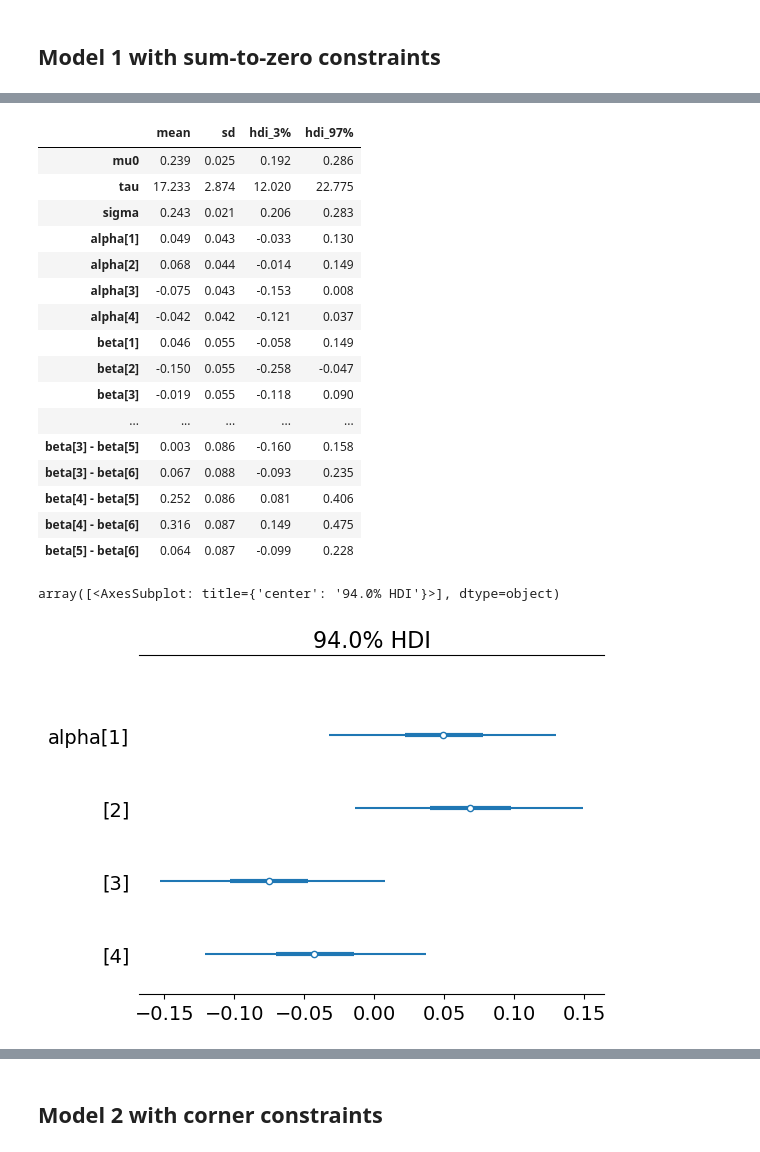
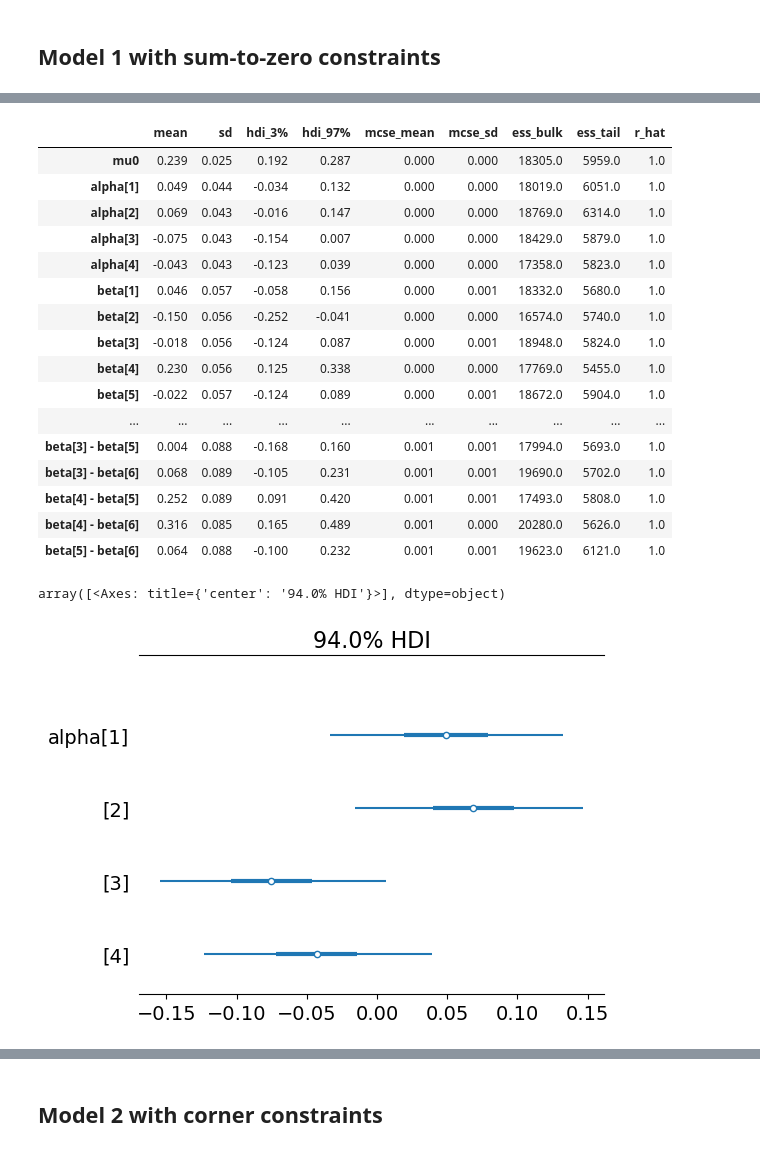
Before and after one commit to areding/6420-pymc, a Jupyter notebook: _sources/unit7/Unit7-demo-factorial.ipynb, the cells around one changed output, grey strips where cells are left out. Cells and saved outputs as stored; diff of their text form; code cells hidden in the pictures.

```diff
--- a/_sources/unit7/Unit7-demo-factorial.ipynb
+++ b/_sources/unit7/Unit7-demo-factorial.ipynb
@@ -56,7 +54,7 @@ conc_idx, time_idx, coords
 def differences(var, index):
     """Calculate differences between levels with names like "alpha[low] - alpha[high]".
 
-    var: aesara.tensor.var.TensorVariable
+    var: pytensor.tensor.var.TensorVariable
     index: pandas.Index
     """
     name = var.name
@@ -66,29 +64,18 @@ def differences(var, index):
 
 
 with pm.Model(coords=coords) as m:
-    apa_data = pm.Data("apa_data", data.apa, mutable=False)
-    time_idx_data = pm.Data("time_idx_data", time_idx, dims="id", mutable=False)
-    conc_idx_data = pm.Data("conc_idx_data", conc_idx, dims="id", mutable=False)
+    apa_data = pm.Data("apa_data", data.apa.to_numpy())
+    time_idx_data = pm.Data("time_idx_data", time_idx, dims="id")
+    conc_idx_data = pm.Data("conc_idx_data", conc_idx, dims="id")
 
-    mu0 = pm.Normal("mu0", 0, tau=0.0001)
-    _alpha = pm.Normal("_alpha", 0, tau=0.0001, dims="conc")
-    _beta = pm.Normal("_beta", 0, tau=0.0001, dims="time")
-    _alphabeta = pm.Normal("_alphabeta", 0, tau=0.0001, dims=("conc", "time"))
-    tau = pm.Gamma("tau", 0.001, 0.001)
-    sigma = pm.Deterministic("sigma", 1 / tau**0.5)
+    mu0 = pm.Normal("mu0", 0, sigma=10)
+    alpha = pm.ZeroSumNormal("alpha", sigma=10, dims="conc")
+    beta = pm.ZeroSumNormal("beta", sigma=10, dims="time")
+    alphabeta = pm.ZeroSumNormal(
+        "alphabeta", sigma=10, dims=("conc", "time"), n_zerosum_axes=2
+    )
 
-    # sum-to-zero constraints
-    # sets the first element of a dimension to the negative sum of the rest
-    sst_1d_0 = lambda var: st.set_subtensor(var[0], -var[1:].sum(axis=0))
-    sst_2d_0 = lambda var: st.set_subtensor(var[0, :], -var[1:, :].sum(axis=0))
-    sst_2d_1 = lambda var: st.set_subtensor(var[:, 0], -var[:, 1:].sum(axis=1))
-
-    alpha = pm.Deterministic("alpha", sst_1d_0(_alpha), dims="conc")
-    beta = pm.Deterministic("beta", sst_1d_0(_beta), dims="time")
-    _alphabeta = sst_2d_1(_alphabeta)
-    alphabeta = pm.Deterministic(
-        "alphabeta", sst_2d_0(_alphabeta), dims=("conc", "time")
-    )
+    sigma = pm.Exponential("sigma", 0.05)
 
     mu = (
         mu0
@@ -96,9 +83,9 @@ with pm.Model(coords=coords) as m:
         + beta[time_idx_data]
         + alphabeta[conc_idx_data, time_idx_data]
     )
-    pm.Normal("apa", mu, tau=tau, observed=apa_data, dims="id")
+    pm.Normal("apa", mu, sigma=sigma, observed=apa_data, dims="id")
 
-    # calculate differences between levels with appropriate names
+    # calculate differences between levels (except interaction term)
     differences(alpha, coords["conc"])
     differences(beta, coords["time"])
 
@@ -113,28 +100,28 @@ Sampling 4 chains for 1_000 tune and 2_000 draw iterations (4_000 + 8_000 draws
 # %%
-az.summary(trace, var_names="~_", filter_vars="like", kind="stats")
+az.summary(trace)
 # %% [output]
-|  | mean | sd | hdi_3% | hdi_97% |
-| mu0 | 0.239 | 0.025 | 0.192 | 0.286 |
-| tau | 17.233 | 2.874 | 12.020 | 22.775 |
-| sigma | 0.243 | 0.021 | 0.206 | 0.283 |
-| alpha[1] | 0.049 | 0.043 | -0.033 | 0.130 |
-| alpha[2] | 0.068 | 0.044 | -0.014 | 0.149 |
-| alpha[3] | -0.075 | 0.043 | -0.153 | 0.008 |
-| alpha[4] | -0.042 | 0.042 | -0.121 | 0.037 |
-| beta[1] | 0.046 | 0.055 | -0.058 | 0.149 |
-| beta[2] | -0.150 | 0.055 | -0.258 | -0.047 |
-| beta[3] | -0.019 | 0.055 | -0.118 | 0.090 |
-| ... | ... | ... | ... | ... |
-| beta[3] - beta[5] | 0.003 | 0.086 | -0.160 | 0.158 |
-| beta[3] - beta[6] | 0.067 | 0.088 | -0.093 | 0.235 |
-| beta[4] - beta[5] | 0.252 | 0.086 | 0.081 | 0.406 |
-| beta[4] - beta[6] | 0.316 | 0.087 | 0.149 | 0.475 |
-| beta[5] - beta[6] | 0.064 | 0.087 | -0.099 | 0.228 |
+|  | mean | sd | hdi_3% | hdi_97% | mcse_mean | mcse_sd | ess_bulk | ess_tail | r_hat |
+| mu0 | 0.239 | 0.025 | 0.192 | 0.287 | 0.000 | 0.000 | 18305.0 | 5959.0 | 1.0 |
+| alpha[1] | 0.049 | 0.044 | -0.034 | 0.132 | 0.000 | 0.000 | 18019.0 | 6051.0 | 1.0 |
+| alpha[2] | 0.069 | 0.043 | -0.016 | 0.147 | 0.000 | 0.000 | 18769.0 | 6314.0 | 1.0 |
+| alpha[3] | -0.075 | 0.043 | -0.154 | 0.007 | 0.000 | 0.000 | 18429.0 | 5879.0 | 1.0 |
+| alpha[4] | -0.043 | 0.043 | -0.123 | 0.039 | 0.000 | 0.000 | 17358.0 | 5823.0 | 1.0 |
+| beta[1] | 0.046 | 0.057 | -0.058 | 0.156 | 0.000 | 0.001 | 18332.0 | 5680.0 | 1.0 |
+| beta[2] | -0.150 | 0.056 | -0.252 | -0.041 | 0.000 | 0.000 | 16574.0 | 5740.0 | 1.0 |
+| beta[3] | -0.018 | 0.056 | -0.124 | 0.087 | 0.000 | 0.001 | 18948.0 | 5824.0 | 1.0 |
+| beta[4] | 0.230 | 0.056 | 0.125 | 0.338 | 0.000 | 0.000 | 17769.0 | 5455.0 | 1.0 |
+| beta[5] | -0.022 | 0.057 | -0.124 | 0.089 | 0.000 | 0.001 | 18672.0 | 5904.0 | 1.0 |
+| ... | ... | ... | ... | ... | ... | ... | ... | ... | ... |
+| beta[3] - beta[5] | 0.004 | 0.088 | -0.168 | 0.160 | 0.001 | 0.001 | 17994.0 | 5693.0 | 1.0 |
+| beta[3] - beta[6] | 0.068 | 0.089 | -0.105 | 0.231 | 0.001 | 0.001 | 19690.0 | 5702.0 | 1.0 |
+| beta[4] - beta[5] | 0.252 | 0.089 | 0.091 | 0.420 | 0.001 | 0.001 | 17493.0 | 5808.0 | 1.0 |
+| beta[4] - beta[6] | 0.316 | 0.085 | 0.165 | 0.489 | 0.001 | 0.000 | 20280.0 | 5626.0 | 1.0 |
+| beta[5] - beta[6] | 0.064 | 0.088 | -0.100 | 0.232 | 0.001 | 0.001 | 19623.0 | 6121.0 | 1.0 |
 # %%
 az.plot_forest(trace, var_names=["alpha"], combined=True)
 # %% [output]
-array([<AxesSubplot: title={'center': '94.0% HDI'}>], dtype=object)
+array([<Axes: title={'center': '94.0% HDI'}>], dtype=object)
-[figure, old version]
+[figure, new version]
 # %%
 az.plot_forest(trace, var_names=["beta"], combined=True)
 # %% [output]
```
Also changed, not shown: parts of 9 cells of this notebook, 13 other files.
